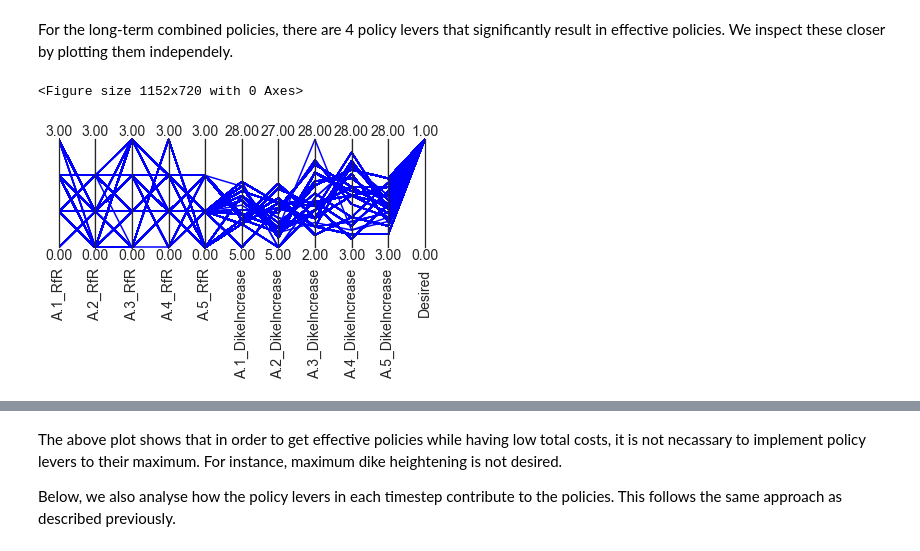
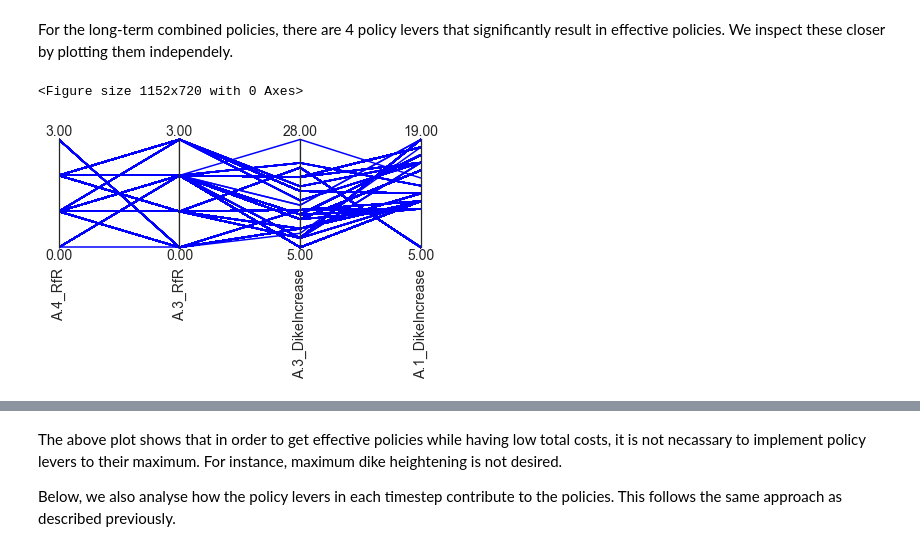
Before and after one commit to willygpv/EPA1361, a Jupyter notebook: final assignment/dike_model/Policy exploration.ipynb, the cells around one changed output, grey strips where cells are left out. Cells and saved outputs as stored; diff of their text form; code cells hidden in the pictures.

Commit message:
new figures

```diff
--- a/final assignment/dike_model/Policy exploration.ipynb
+++ b/final assignment/dike_model/Policy exploration.ipynb
@@ -308,20 +308,22 @@ cleaned_experiments_agg['Desired'] = y
 # %%
 from ema_workbench.analysis import parcoords
 
 # conditional on y
 from matplotlib.pyplot import figure
 
 figure(figsize=(16, 10))
+df_plot = cleaned_experiments_agg[cleaned_experiments_agg['Desired'] == True]
+df_plot = df_plot[['A.4_RfR', 'A.3_RfR', 'A.3_DikeIncrease', 'A.1_DikeIncrease']]
 
-limits = parcoords.get_limits(cleaned_experiments_agg)
+limits = parcoords.get_limits(df_plot)
 axes = parcoords.ParallelAxes(limits)
-# axes.plot(cleaned_experiments_agg, color='lightgrey')
-axes.plot(cleaned_experiments_agg[cleaned_experiments_agg['Desired'] == True], color='blue')
+axes.plot(df_plot, color='blue') #include only the variables that are significant according to prim
 # axes.invert_axis('max_P')
+plt.savefig("../images/randompoliciesprimagg.png")
 plt.show()
 # %% [output]
 <Figure size 1152x720 with 0 Axes>
-[figure, old version]
+[figure, new version]
 # %%
 f, axes = plt.subplots(2, 2, figsize=(16,10))
 sns.set(style="whitegrid", font_scale=1.5)
```
Also changed, not shown: parts of 3 cells of this notebook, 2 other files.
